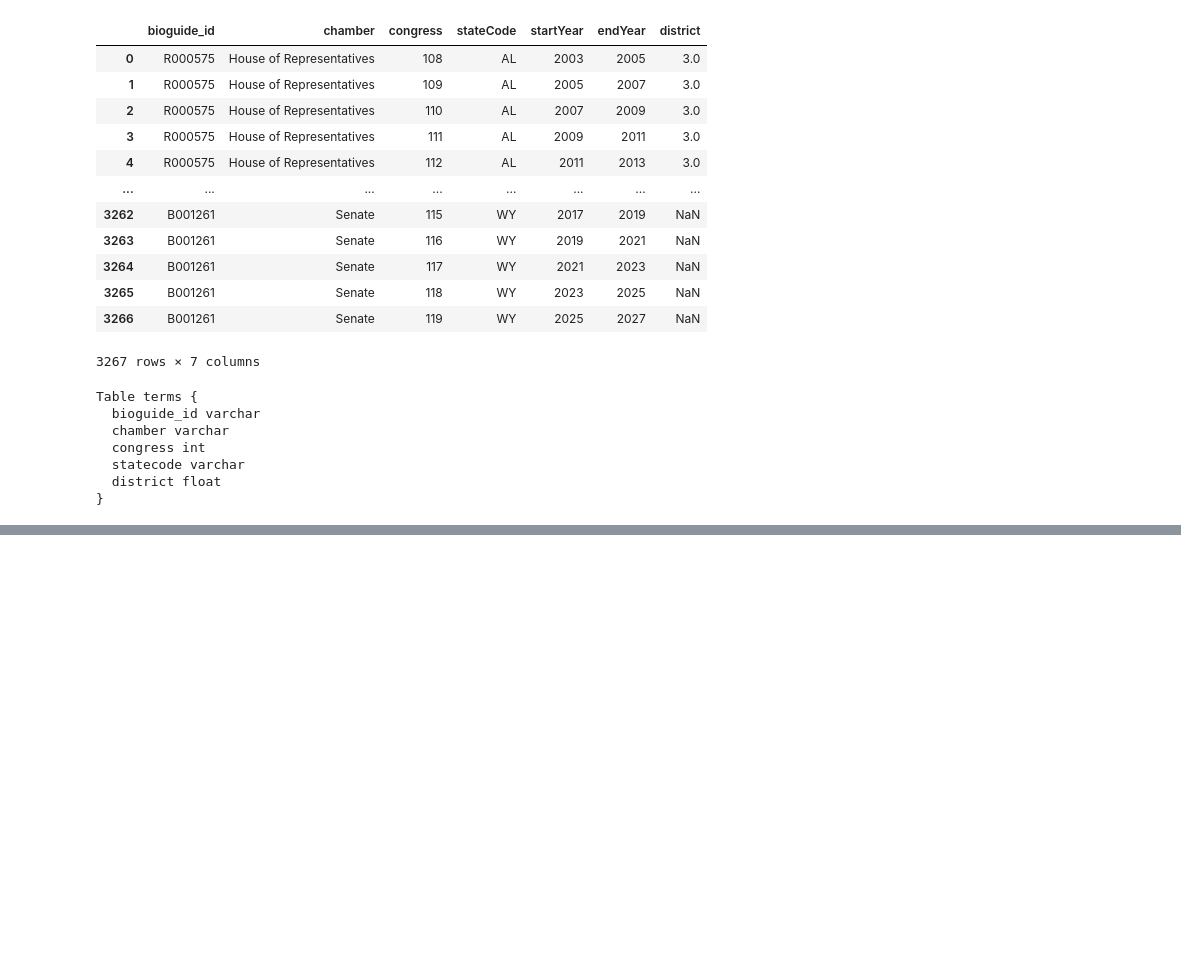
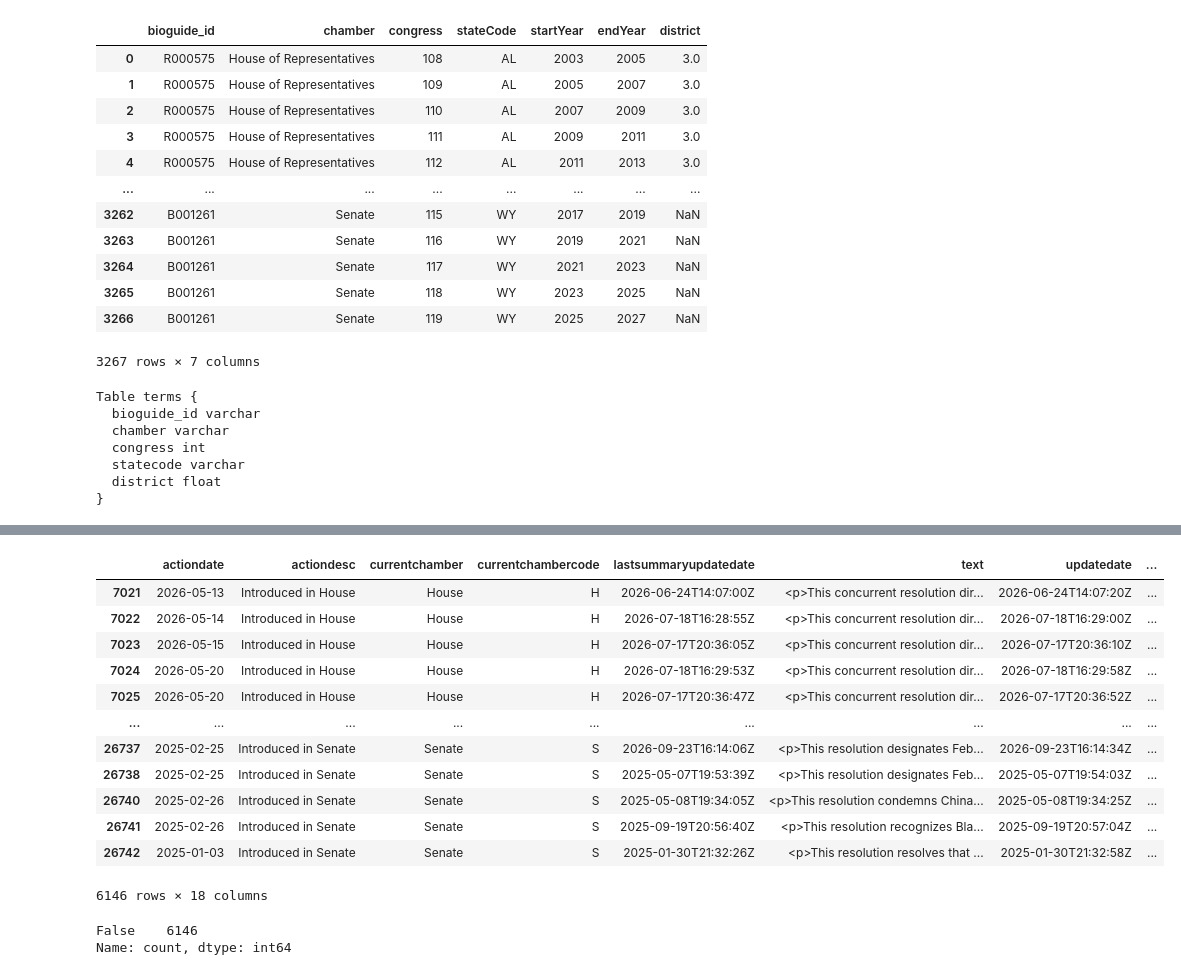
Before and after one commit to Graviton12/congress_transparency_class26, a Jupyter notebook: notebooks/demo_10_15_2026.ipynb, the cells around one changed output, grey strips where cells are left out. Saved outputs shown, nothing was run; the diff lists cells and outputs as text; code cells hidden in the pictures; blank space fills up the shorter version.

```diff
--- a/notebooks/demo_10_15_2026.ipynb
+++ b/notebooks/demo_10_15_2026.ipynb
@@ -362,0 +509,5 @@ terms.to_csv("../data/processed/terms.csv", index=False)
+# %%
+sponsored_legislation = sponsored_legislation.drop_duplicates() # remove duplicate rows based on all columns
+sponsored_legislation = sponsored_legislation[['bioguide_id', 'url']] # remove all columns except bioguide_id and url
+
+bills = pd.merge(bill_summaries_119, sponsored_legislation, left_on = ['bill.url'], right_on = ['url'], how = 'outer', indicator = 'matched', validate = 'many_to_one')
@@ -362,0 +525,24 @@ terms.to_csv("../data/processed/terms.csv", index=False)
+# %%
+bills = bills.query('matched == "both"')
+bills = bills.drop(['matched'], axis=1)
+bills.columns = [x.lower().replace('.', '_') for x in bills.columns]
+bills
+# %% [output]
+|  | actiondate | actiondesc | currentchamber | currentchambercode | lastsummaryupdatedate | text | updatedate | ... |
+| 7021 | 2026-05-13 | Introduced in House | House | H | 2026-06-24T14:07:00Z | <p>This concurrent resolution dir... | 2026-06-24T14:07:20Z | ... |
+| 7022 | 2026-05-14 | Introduced in House | House | H | 2026-07-18T16:28:55Z | <p>This concurrent resolution dir... | 2026-07-18T16:29:00Z | ... |
+| 7023 | 2026-05-15 | Introduced in House | House | H | 2026-07-17T20:36:05Z | <p>This concurrent resolution dir... | 2026-07-17T20:36:10Z | ... |
+| 7024 | 2026-05-20 | Introduced in House | House | H | 2026-07-18T16:29:53Z | <p>This concurrent resolution dir... | 2026-07-18T16:29:58Z | ... |
+| 7025 | 2026-05-20 | Introduced in House | House | H | 2026-07-17T20:36:47Z | <p>This concurrent resolution dir... | 2026-07-17T20:36:52Z | ... |
+| ... | ... | ... | ... | ... | ... | ... | ... | ... |
+| 26737 | 2025-02-25 | Introduced in Senate | Senate | S | 2026-09-23T16:14:06Z | <p>This resolution designates Feb... | 2026-09-23T16:14:34Z | ... |
+| 26738 | 2025-02-25 | Introduced in Senate | Senate | S | 2025-05-07T19:53:39Z | <p>This resolution designates Feb... | 2025-05-07T19:54:03Z | ... |
+| 26740 | 2025-02-26 | Introduced in Senate | Senate | S | 2025-05-08T19:34:05Z | <p>This resolution condemns China... | 2025-05-08T19:34:25Z | ... |
+| 26741 | 2025-02-26 | Introduced in Senate | Senate | S | 2025-09-19T20:56:40Z | <p>This resolution recognizes Bla... | 2025-09-19T20:57:04Z | ... |
+| 26742 | 2025-01-03 | Introduced in Senate | Senate | S | 2025-01-30T21:32:26Z | <p>This resolution resolves that ... | 2025-01-30T21:32:58Z | ... |
+6146 rows × 18 columns
+# %%
+bills.duplicated(['bill_url', 'versioncode']).value_counts()
+# %% [output]
+False    6146
+Name: count, dtype: int64
```
Also changed, not shown: parts of 19 cells of this notebook.
